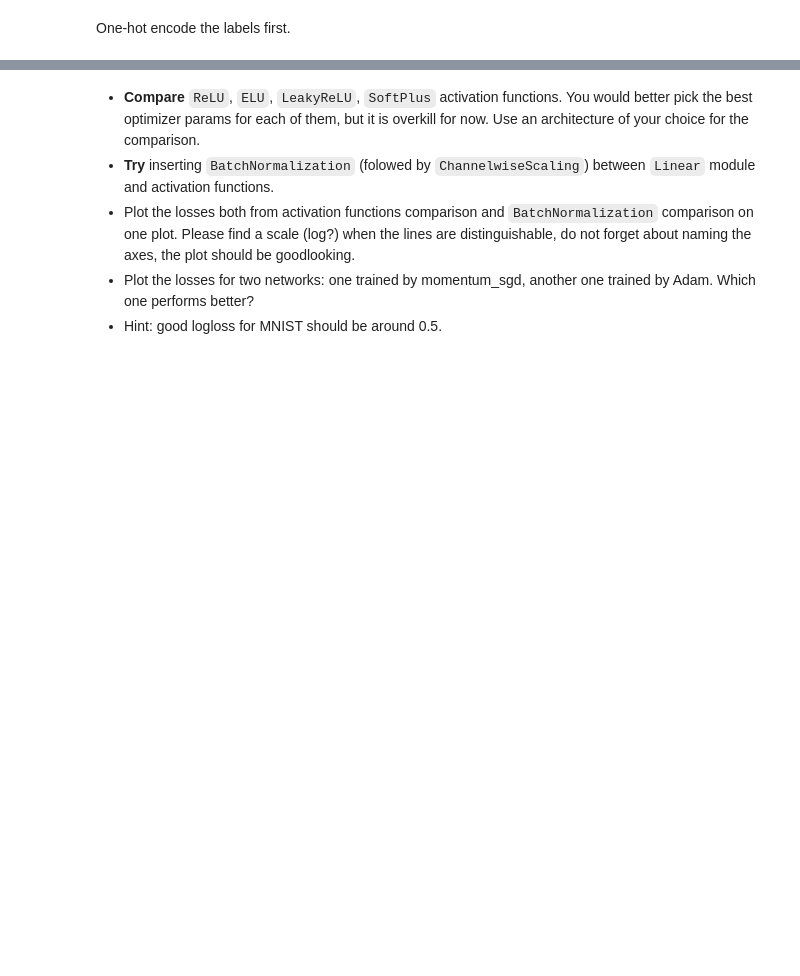
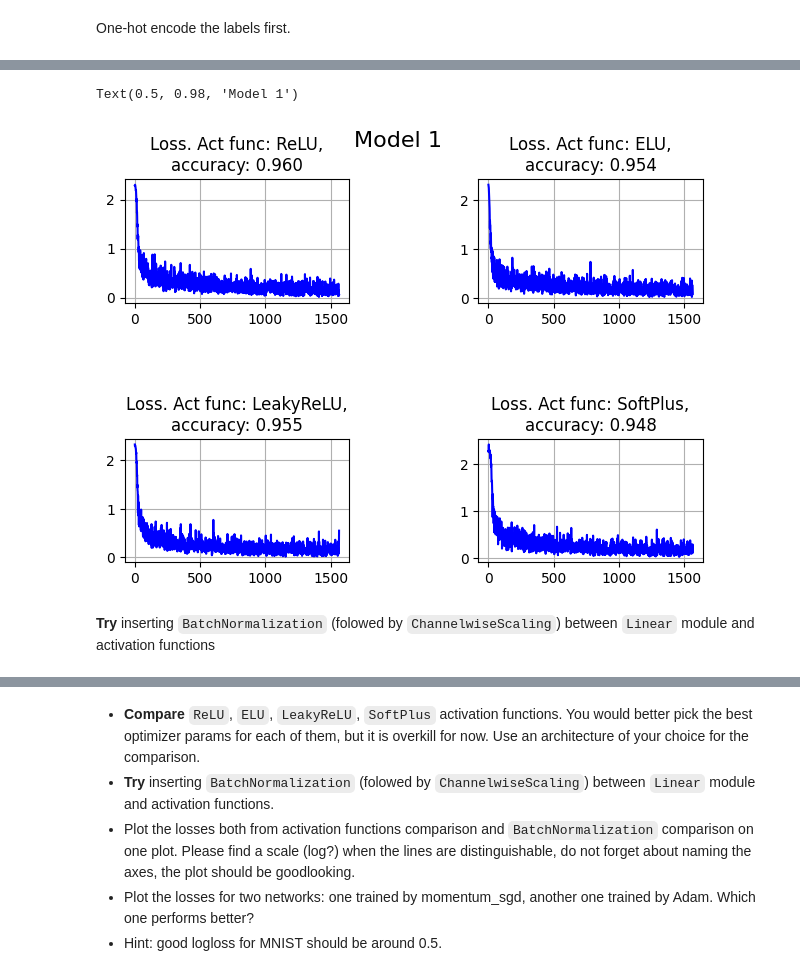
Before and after one commit to Alek-dr/ml-course-mipt, a Jupyter notebook: homeworks/hw08_nn_from_scratch/main_notebook.ipynb, the cells around one changed output, grey strips where cells are left out. Drawn from its saved outputs; the diff is of its cells as text; code cells hidden in the pictures; blank space fills up the shorter version.

```diff
--- a/homeworks/hw08_nn_from_scratch/main_notebook.ipynb
+++ b/homeworks/hw08_nn_from_scratch/main_notebook.ipynb
@@ -158,0 +329,4 @@ One-hot encode the labels first.
+# %%
+def module_name(mod):
+    name = repr(mod)
+    return name.split('.')[-1].split('\'')[0]
@@ -158,0 +335,28 @@ One-hot encode the labels first.
+# %%
+results_1 = []
+optimizer_config = {'learning_rate': 1e-3, 'beta1': 0.9, 'beta2':0.999, 'epsilon':1e-8}
+criterion = ClassNLLCriterionUnstable()
+
+for act_func in [ReLU, ELU, LeakyReLU, SoftPlus]:
+    print(module_name(act_func))
+    model = get_model_1(act_func)
+
+    model, loss = train_net(
+        model,
+        X_train, y_train,
+        X_val, y_val,
+        adam_optimizer,
+        criterion,
+        optimizer_config.copy(),
+        n_epoch=2,
+        batch_size=64,
+    )
+
+    acc = eval_model(model, X_test, y_test)
+    model_res = {
+        'model': model,
+        'act_func': module_name(act_func),
+        'accuracy': acc,
+        'loss': loss
+    }
+    results_1.append(model_res)
@@ -158,0 +381,17 @@ One-hot encode the labels first.
+# %%
+fig, axs = plt.subplots(2, 2, )
+
+positions = [(0,0), (0,1), (1,0), (1,1)]
+for pos, res in zip(positions, results_1):
+    axs[pos].plot(res['loss'], "b")
+    title = f'Loss. Act func: {res['act_func']},\naccuracy: {res['accuracy']:.3f}'
+    axs[pos].set_title(title)
+    axs[pos].grid(True)
+
+plt.tight_layout(h_pad=5, w_pad=7)
+plt.suptitle('Model 1', fontsize=16)
+# %% [output]
+Text(0.5, 0.98, 'Model 1')
+[figure, added]
+# %% [markdown]
+**Try** inserting `BatchNormalization` (folowed by `ChannelwiseScaling`) between `Linear` module and activation functions
```
Also changed, not shown: parts of 63 cells of this notebook.
